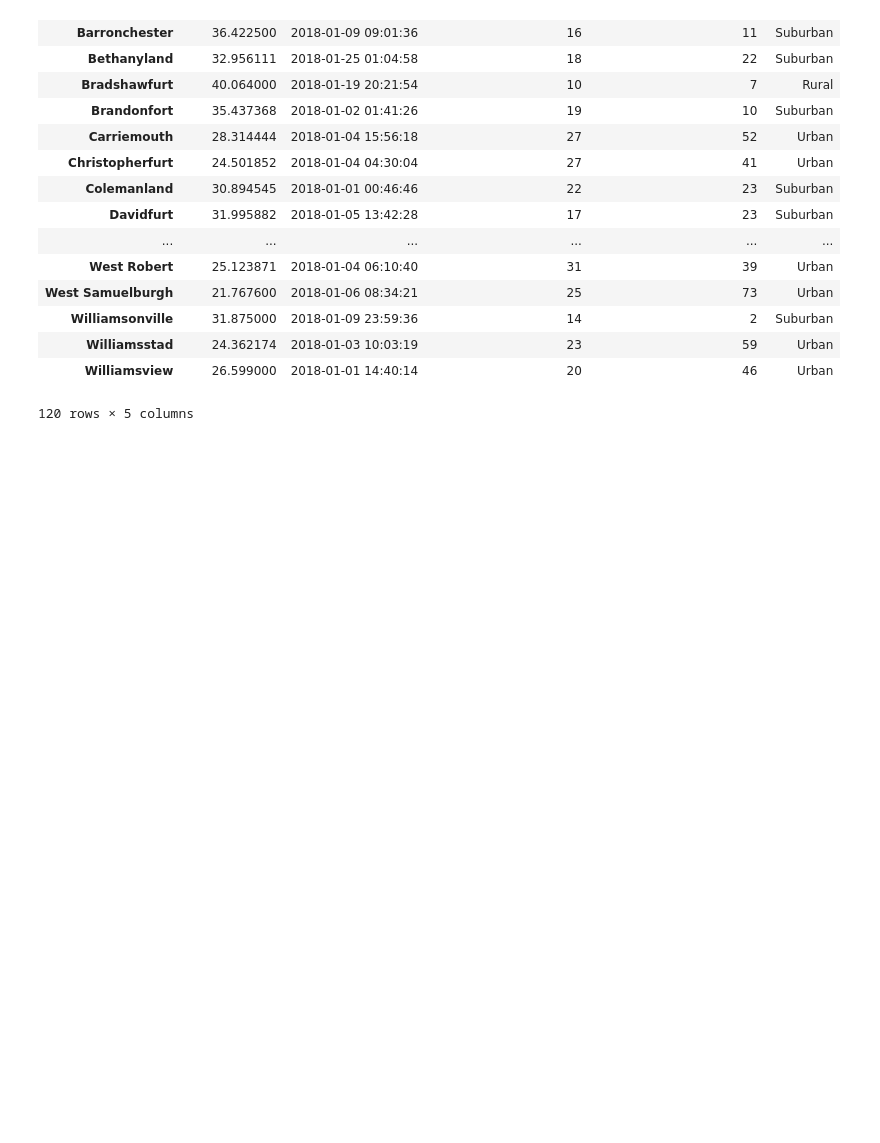
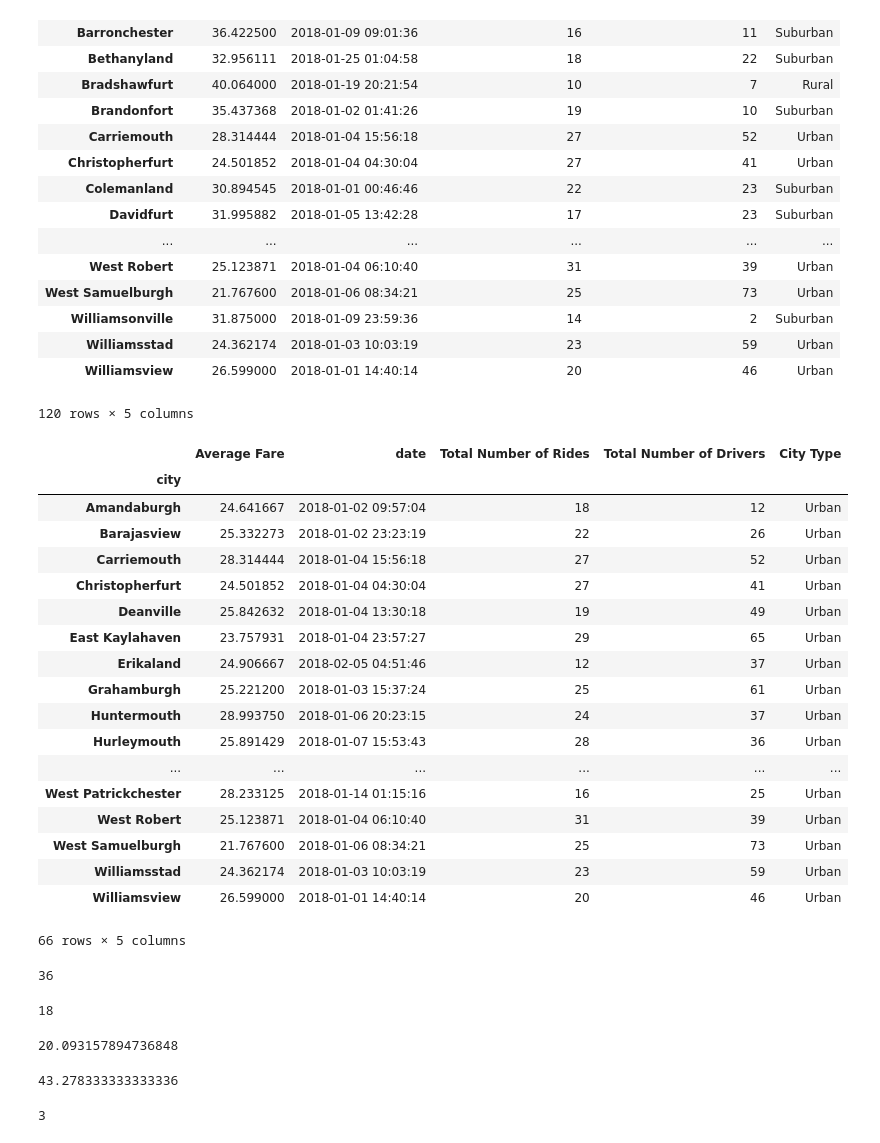
Before and after one commit to StutiMohan/MatPlotLib, a Jupyter notebook: PyberRideSharing.ipynb, the cells around one changed output. Saved outputs shown, nothing was run; the diff lists cells and outputs as text; code cells hidden in the pictures; blank space fills up the shorter version.

```diff
--- a/PyberRideSharing.ipynb
+++ b/PyberRideSharing.ipynb
@@ -66,0 +57,57 @@ rides_analysis
+# %%
+# filter on Urban
+Urban = rides_analysis[rides_analysis["City Type"].notnull() & (rides_analysis["City Type"] == "Urban")]
+# len(Urban)
+Urban
+# %% [output]
+|  | Average Fare | date | Total Number of Rides | Total Number of Drivers | City Type |
+| city |  |  |  |  |  |
+| Amandaburgh | 24.641667 | 2018-01-02 09:57:04 | 18 | 12 | Urban |
+| Barajasview | 25.332273 | 2018-01-02 23:23:19 | 22 | 26 | Urban |
+| Carriemouth | 28.314444 | 2018-01-04 15:56:18 | 27 | 52 | Urban |
+| Christopherfurt | 24.501852 | 2018-01-04 04:30:04 | 27 | 41 | Urban |
+| Deanville | 25.842632 | 2018-01-04 13:30:18 | 19 | 49 | Urban |
+| East Kaylahaven | 23.757931 | 2018-01-04 23:57:27 | 29 | 65 | Urban |
+| Erikaland | 24.906667 | 2018-02-05 04:51:46 | 12 | 37 | Urban |
+| Grahamburgh | 25.221200 | 2018-01-03 15:37:24 | 25 | 61 | Urban |
+| Huntermouth | 28.993750 | 2018-01-06 20:23:15 | 24 | 37 | Urban |
+| Hurleymouth | 25.891429 | 2018-01-07 15:53:43 | 28 | 36 | Urban |
+| ... | ... | ... | ... | ... | ... |
+| West Patrickchester | 28.233125 | 2018-01-14 01:15:16 | 16 | 25 | Urban |
+| West Robert | 25.123871 | 2018-01-04 06:10:40 | 31 | 39 | Urban |
+| West Samuelburgh | 21.767600 | 2018-01-06 08:34:21 | 25 | 73 | Urban |
+| Williamsstad | 24.362174 | 2018-01-03 10:03:19 | 23 | 59 | Urban |
+| Williamsview | 26.599000 | 2018-01-01 14:40:14 | 20 | 46 | Urban |
+66 rows × 5 columns
+# %%
+# filter on Suburban
+Suburban = rides_analysis[rides_analysis["City Type"].notnull() & (rides_analysis["City Type"] == "Suburban")]
+len(Suburban)
+# Suburban
+# %% [output]
+36
+# %%
+# Filter on Rural
+Rural = rides_analysis[rides_analysis["City Type"].notnull() & (rides_analysis["City Type"] == "Rural")]
+len(Rural)
+# Rural
+# %% [output]
+18
+# %%
+# Find the max and min of the 'Average Fare' to plot on y axis
+rides_fare_average_min = rides_analysis["Average Fare"].min()
+rides_fare_average_min
+# %% [output]
+20.093157894736848
+# %%
+# Find the max of the 'Average Fare' to plot on y axis
+rides_fare_average_max = rides_analysis["Average Fare"].max()
+rides_fare_average_max
+# %% [output]
+43.278333333333336
+# %%
+# Find the max and min of the 'Total Number of Rides' to plot on x axis
+Total_Number_of_Rides_min = rides_analysis["Total Number of Rides"].min()
+Total_Number_of_Rides_min
+# %% [output]
+3
```
Also changed, not shown: parts of 8 cells of this notebook.
